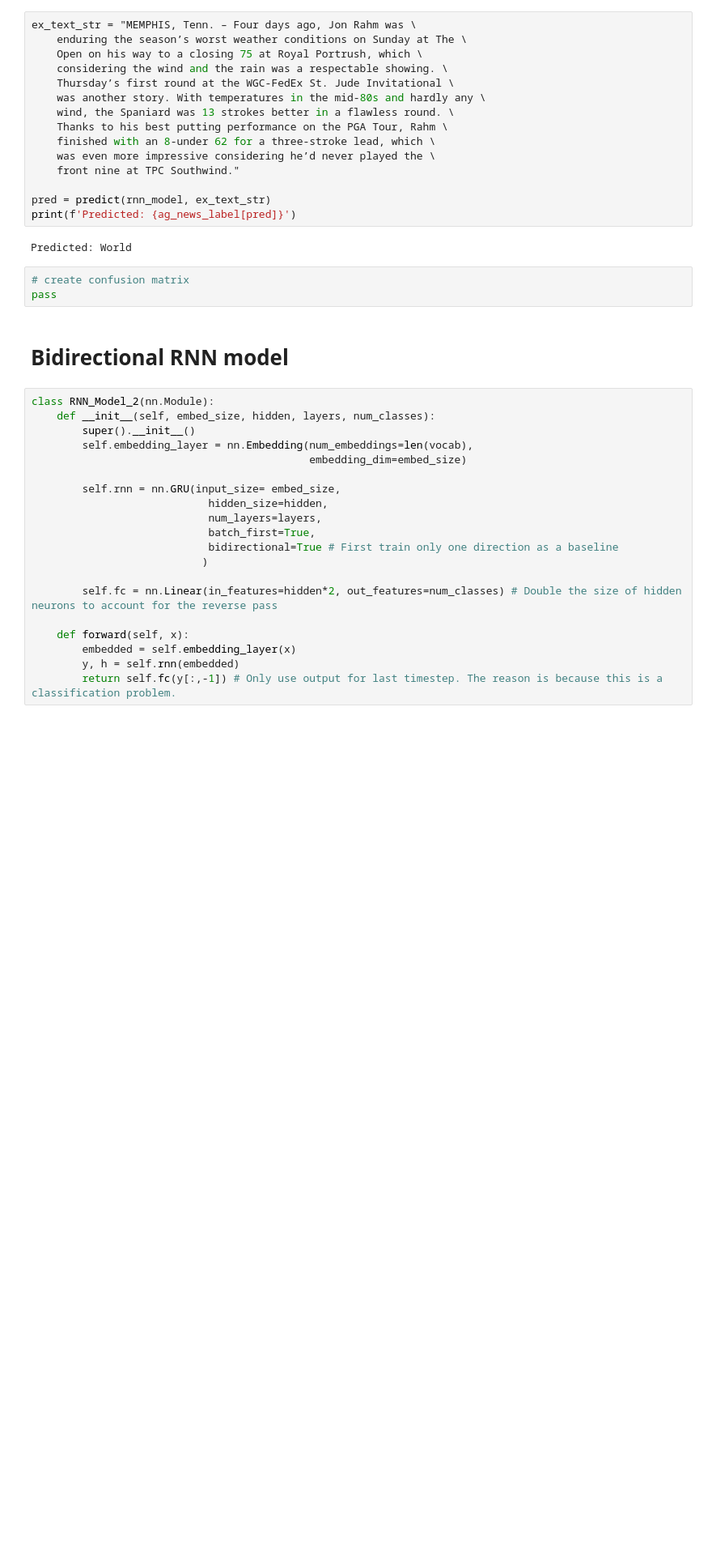
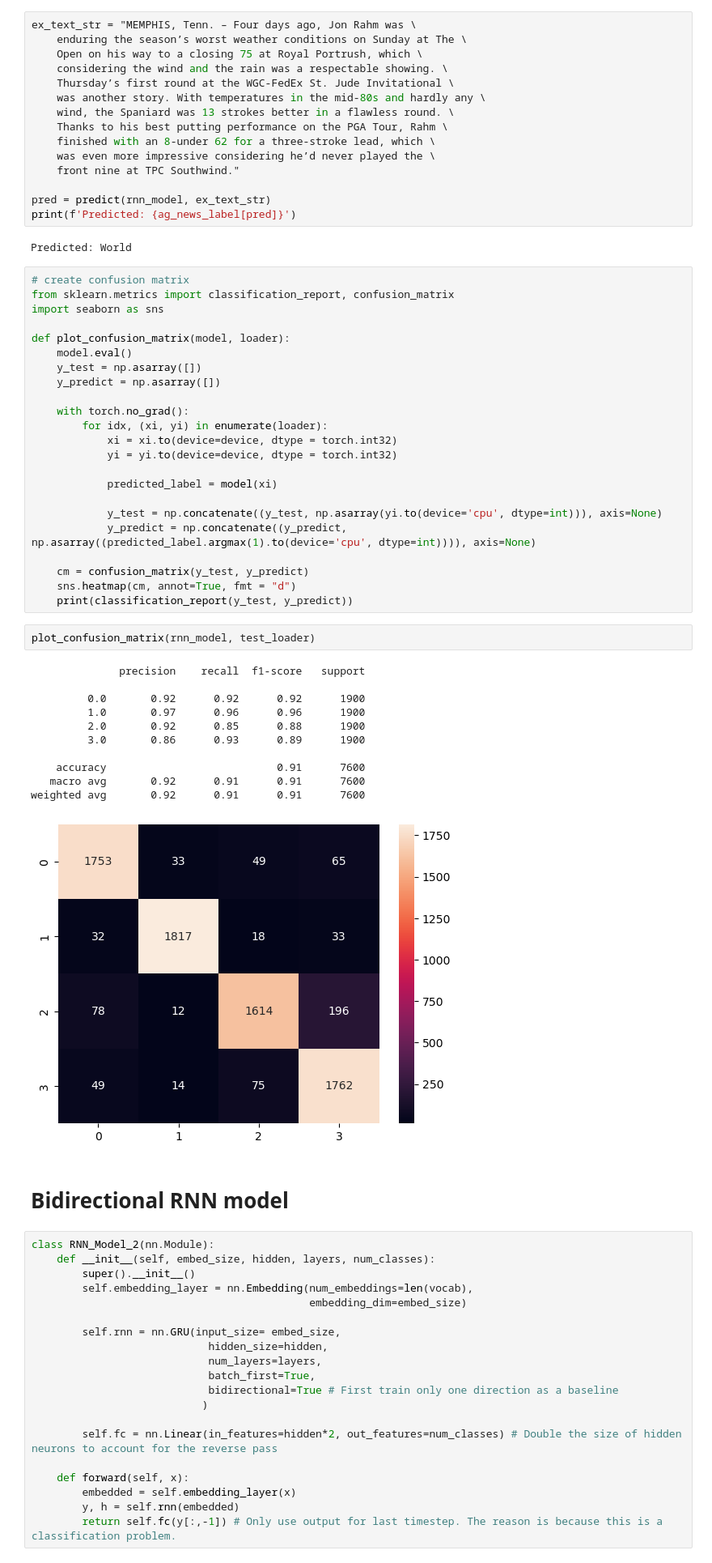
Before and after one commit to juliolynn/MNA_Advanced_ML_Methods_Group33, a Jupyter notebook: Week 7/Activity 3b/A3b_DL_TC5033_AD2023_text_classifier_JL.ipynb, the cells around one changed output. Shown: that part at 81% size. Cells and saved outputs as stored; diff of their text form; blank space fills up the shorter version.

Commit message:
added heatmap for both models

```diff
--- a/Week 7/Activity 3b/A3b_DL_TC5033_AD2023_text_classifier_JL.ipynb
+++ b/Week 7/Activity 3b/A3b_DL_TC5033_AD2023_text_classifier_JL.ipynb
@@ -351,9 +351,43 @@ pred = predict(rnn_model, ex_text_str)
 print(f'Predicted: {ag_news_label[pred]}')
 # %% [output]
 Predicted: World
-# %%
-# create confusion matrix
-pass
+# %%
+# create confusion matrix
+from sklearn.metrics import classification_report, confusion_matrix
+import seaborn as sns
+
+def plot_confusion_matrix(model, loader):
+    model.eval()
+    y_test = np.asarray([])
+    y_predict = np.asarray([])
+
+    with torch.no_grad():
+        for idx, (xi, yi) in enumerate(loader):
+            xi = xi.to(device=device, dtype = torch.int32)
+            yi = yi.to(device=device, dtype = torch.int32)
+
+            predicted_label = model(xi)
+
+            y_test = np.concatenate((y_test, np.asarray(yi.to(device='cpu', dtype=int))), axis=None)
+            y_predict = np.concatenate((y_predict, np.asarray((predicted_label.argmax(1).to(device='cpu', dtype=int)))), axis=None)
+
+    cm = confusion_matrix(y_test, y_predict)
+    sns.heatmap(cm, annot=True, fmt = "d")
+    print(classification_report(y_test, y_predict))
+# %%
+plot_confusion_matrix(rnn_model, test_loader)
+# %% [output]
+              precision    recall  f1-score   support
+
+         0.0       0.92      0.92      0.92      1900
+         1.0       0.97      0.96      0.96      1900
+         2.0       0.92      0.85      0.88      1900
+         3.0       0.86      0.93      0.89      1900
+
+    accuracy                           0.91      7600
+   macro avg       0.92      0.91      0.91      7600
+weighted avg       0.92      0.91      0.91      7600
+[figure, added]
 # %% [markdown]
 # Bidirectional RNN model
 # %%
```
Also changed, not shown: parts of 1 cell of this notebook.
